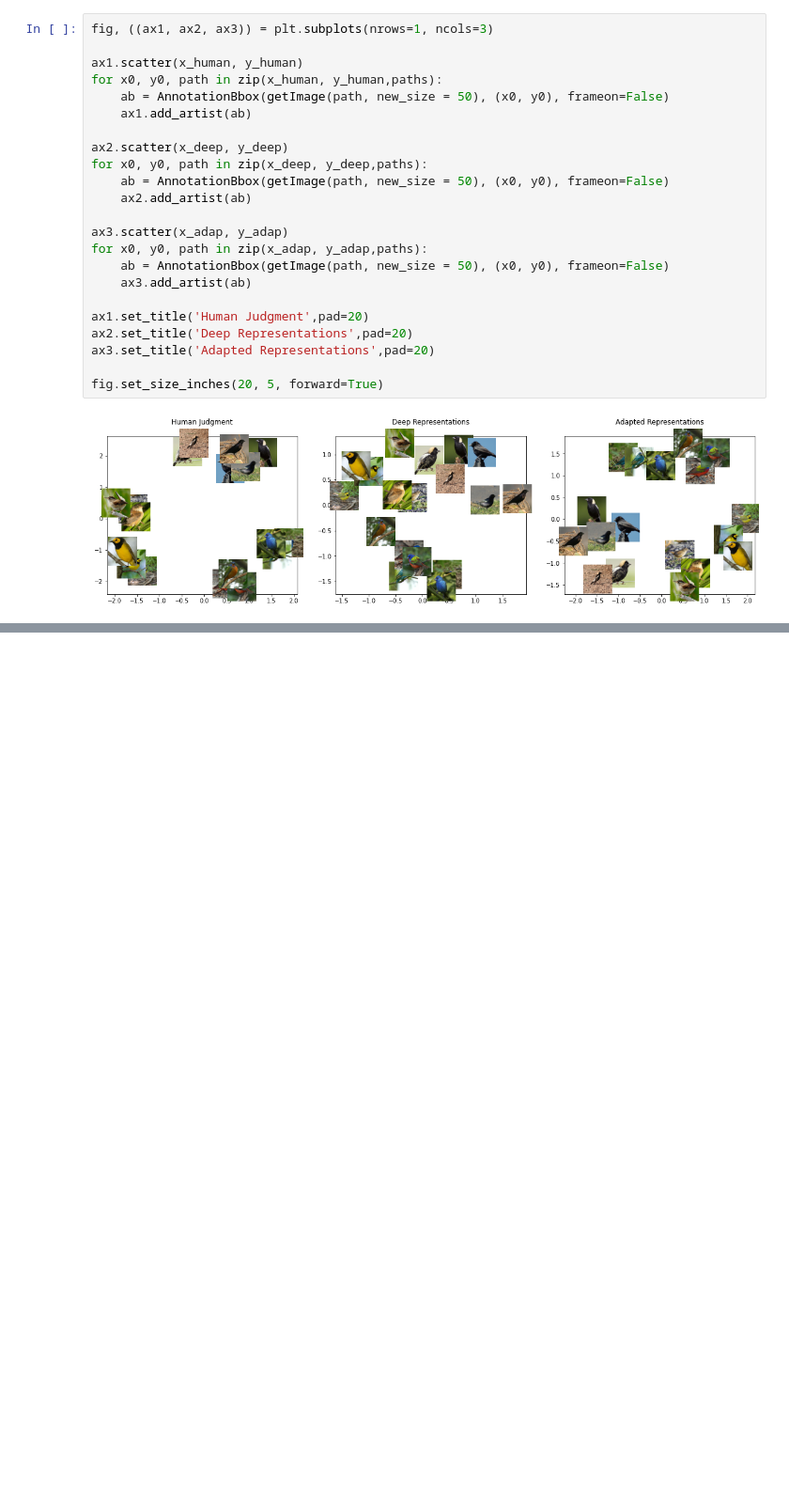
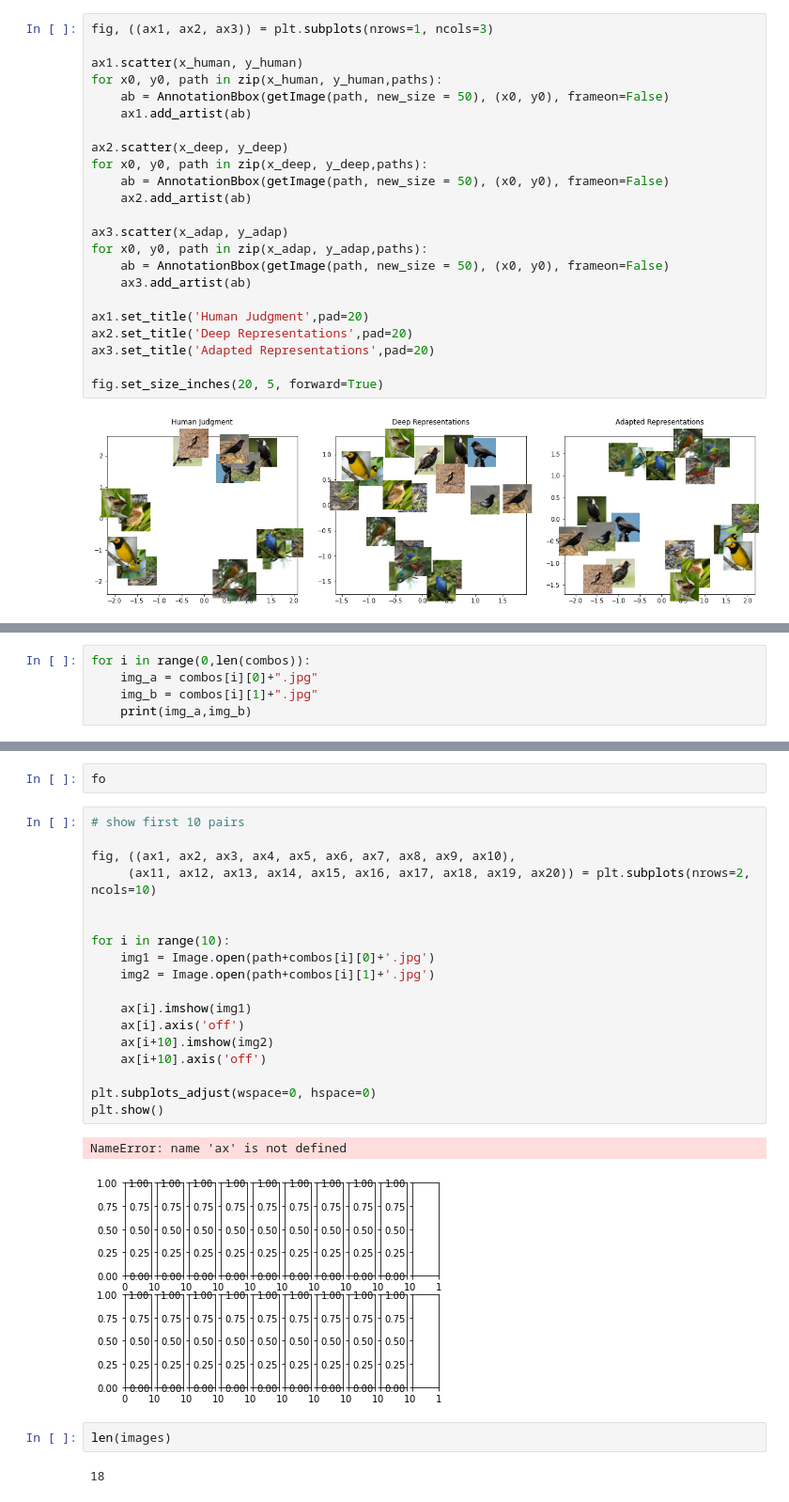
Before and after one commit to Bulbasaurzc/CCM_SimilarityRatings, a Jupyter notebook: GoogLeNet_Visuals.ipynb, the cells around one changed output, grey strips where cells are left out. Shown at 94% size. Cells and saved outputs as stored; diff of their text form; blank space fills up the shorter version.

```diff
--- a/GoogLeNet_Visuals.ipynb
+++ b/GoogLeNet_Visuals.ipynb
@@ -453,0 +546,5 @@ fig.set_size_inches(20, 5, forward=True)
+# %%
+for i in range(0,len(combos)):
+    img_a = combos[i][0]+".jpg"
+    img_b = combos[i][1]+".jpg"
+    print(img_a,img_b)
@@ -453,0 +585,27 @@ fig.set_size_inches(20, 5, forward=True)
+# %%
+fo
+# %%
+# show first 10 pairs
+
+fig, ((ax1, ax2, ax3, ax4, ax5, ax6, ax7, ax8, ax9, ax10),
+     (ax11, ax12, ax13, ax14, ax15, ax16, ax17, ax18, ax19, ax20)) = plt.subplots(nrows=2, ncols=10)
+
+
+for i in range(10):
+    img1 = Image.open(path+combos[i][0]+'.jpg')
+    img2 = Image.open(path+combos[i][1]+'.jpg')
+
+    ax[i].imshow(img1)
+    ax[i].axis('off')
+    ax[i+10].imshow(img2)
+    ax[i+10].axis('off')
+
+plt.subplots_adjust(wspace=0, hspace=0)
+plt.show()
+# %% [output]
+NameError: name 'ax' is not defined
+[figure, added]
+# %%
+len(images)
+# %% [output]
+18
```
Also changed, not shown: parts of 24 cells of this notebook.
